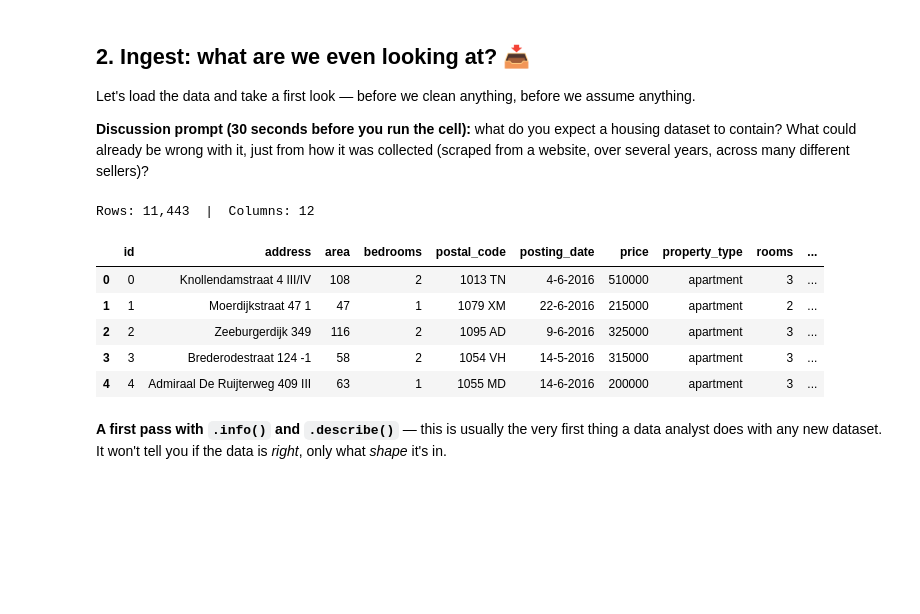
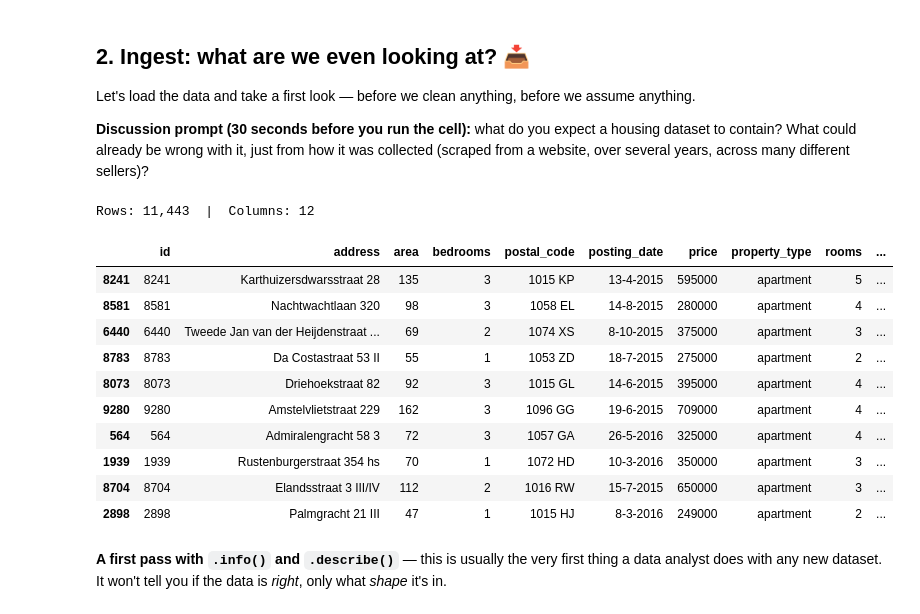
Before and after one commit to cleverfranke/messy-by-default-workshop, a Jupyter notebook: Messy_by_Default_Workshop_with_outputs.ipynb, the cells around one changed output. Cells and saved outputs as stored; diff of their text form; code cells hidden in the pictures; blank space fills up the shorter version.

```diff
--- a/Messy_by_Default_Workshop_with_outputs.ipynb
+++ b/Messy_by_Default_Workshop_with_outputs.ipynb
@@ -74,17 +67,22 @@ Let's load the data and take a first look — before we clean anything, before w
 # %%
 
 df = pd.read_csv("funda.csv")
 
 print(f"Rows: {len(df):,}  |  Columns: {df.shape[1]}")
-df.head()
+df.sample(10)
 # %% [output]
 Rows: 11,443  |  Columns: 12
 |  | id | address | area | bedrooms | postal_code | posting_date | price | property_type | rooms | ... |
-| 0 | 0 | Knollendamstraat 4 III/IV | 108 | 2 | 1013 TN | 4-6-2016 | 510000 | apartment | 3 | ... |
-| 1 | 1 | Moerdijkstraat 47 1 | 47 | 1 | 1079 XM | 22-6-2016 | 215000 | apartment | 2 | ... |
-| 2 | 2 | Zeeburgerdijk 349 | 116 | 2 | 1095 AD | 9-6-2016 | 325000 | apartment | 3 | ... |
-| 3 | 3 | Brederodestraat 124 -1 | 58 | 2 | 1054 VH | 14-5-2016 | 315000 | apartment | 3 | ... |
-| 4 | 4 | Admiraal De Ruijterweg 409 III | 63 | 1 | 1055 MD | 14-6-2016 | 200000 | apartment | 3 | ... |
+| 8241 | 8241 | Karthuizersdwarsstraat 28 | 135 | 3 | 1015 KP | 13-4-2015 | 595000 | apartment | 5 | ... |
+| 8581 | 8581 | Nachtwachtlaan 320 | 98 | 3 | 1058 EL | 14-8-2015 | 280000 | apartment | 4 | ... |
+| 6440 | 6440 | Tweede Jan van der Heijdenstraat ... | 69 | 2 | 1074 XS | 8-10-2015 | 375000 | apartment | 3 | ... |
+| 8783 | 8783 | Da Costastraat 53 II | 55 | 1 | 1053 ZD | 18-7-2015 | 275000 | apartment | 2 | ... |
+| 8073 | 8073 | Driehoekstraat 82 | 92 | 3 | 1015 GL | 14-6-2015 | 395000 | apartment | 4 | ... |
+| 9280 | 9280 | Amstelvlietstraat 229 | 162 | 3 | 1096 GG | 19-6-2015 | 709000 | apartment | 4 | ... |
+| 564 | 564 | Admiralengracht 58 3 | 72 | 3 | 1057 GA | 26-5-2016 | 325000 | apartment | 4 | ... |
+| 1939 | 1939 | Rustenburgerstraat 354 hs | 70 | 1 | 1072 HD | 10-3-2016 | 350000 | apartment | 3 | ... |
+| 8704 | 8704 | Elandsstraat 3 III/IV | 112 | 2 | 1016 RW | 15-7-2015 | 650000 | apartment | 3 | ... |
+| 2898 | 2898 | Palmgracht 21 III | 47 | 1 | 1015 HJ | 8-3-2016 | 249000 | apartment | 2 | ... |
 # %% [markdown]
 
 **A first pass with `.info()` and `.describe()`** — this is usually the very first thing a data analyst does with any new dataset. It won't tell you if the data is *right*, only what *shape* it's in.
```
Also changed, not shown: parts of 8 cells of this notebook, 1 other file.
